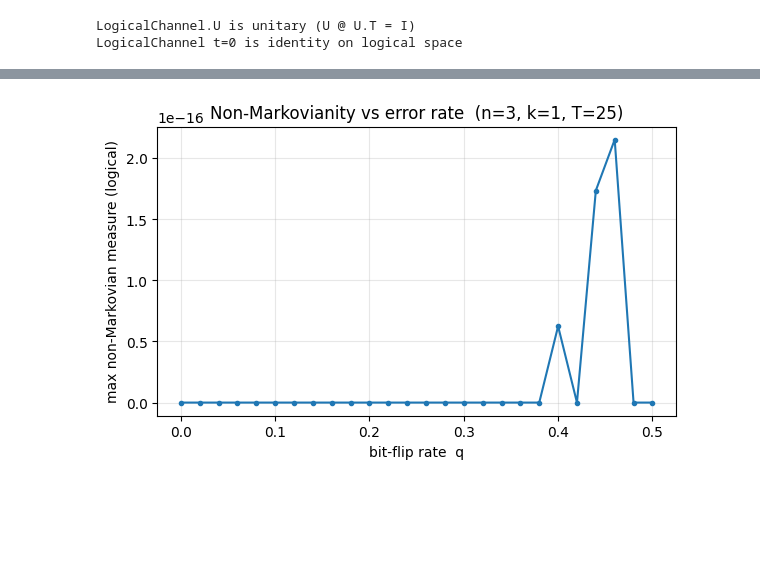
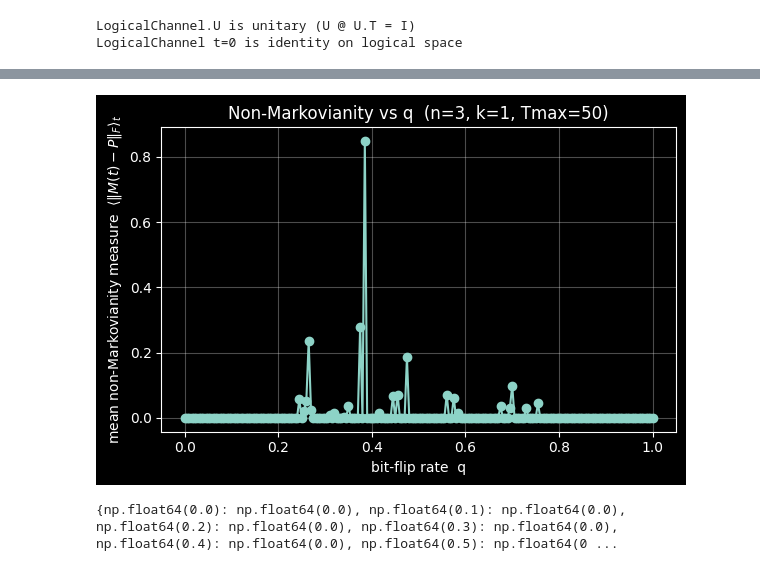
Before and after one commit to YommoY-official/MPQMasters, a Jupyter notebook: non_markovian_measure/non_markovian_measure.ipynb, the cells around one changed output, grey strips where cells are left out. Saved outputs shown, nothing was run; the diff lists cells and outputs as text; code cells hidden in the pictures; blank space fills up the shorter version.

Commit message:
added new measure and cleaned up

```diff
--- a/non_markovian_measure/non_markovian_measure.ipynb
+++ b/non_markovian_measure/non_markovian_measure.ipynb
@@ -63,16 +295,33 @@ optimal logical-state pair: |0> vs |1>
 # %%
-# ---- Sweep the bit-flip rate q and plot the maximised logical measure ----
-T  = 25
-qs = np.linspace(0.0, 0.5, 26)
-vals = [LogicalChannel(code, T, q).max_measure()[0] for q in qs]
+# ---- Non-Markovianity measure vs noise rate q (mean over time) ----
+# For each q, average the per-step measure over t = 1..Tmax.
+Tmax = 50
+qs   = np.arange(0.0, 1.0 + 1e-9, 0.005)
+
+mean_measure = []
+for q in qs:
+    channel = LogicalChannel(code, Tmax, q)
+    A = [channel.stochastic_matrix(t) for t in range(Tmax + 1)]
+    vals = []
+    for t in range(1, Tmax + 1):
+        try:
+            M = A[t] @ np.linalg.inv(A[t - 1])
+        except np.linalg.LinAlgError:
+            vals.append(np.nan)
+        else:
+            vals.append(stochastic_distance(M))
+    mean_measure.append(np.nanmean(vals))
 
 plt.figure(figsize=(6, 4))
-plt.plot(qs, vals, marker='o', ms=3)
+plt.plot(qs, mean_measure, marker='o')
 plt.xlabel('bit-flip rate  q')
-plt.ylabel('max non-Markovian measure (logical)')
-plt.title(f'Non-Markovianity vs error rate  (n={code.n}, k={code.k}, T={T})')
+plt.ylabel(r'mean non-Markovianity measure  $\langle\|M(t)-P\|_F\rangle_t$')
+plt.title(f'Non-Markovianity vs q  (n={code.n}, k={code.k}, Tmax={Tmax})')
 plt.grid(alpha=0.3)
 plt.tight_layout()
 plt.show()
+
+print(dict(zip(np.round(qs, 1), np.round(mean_measure, 6))))
 # %% [output]
-[figure, old version]
+[figure, new version]
+{np.float64(0.0): np.float64(0.0), np.float64(0.1): np.float64(0.0), np.float64(0.2): np.float64(0.0), np.float64(0.3): np.float64(0.0), np.float64(0.4): np.float64(0.0), np.float64(0.5): np.float64(0 ...
```
Also changed, not shown: parts of 25 cells of this notebook, 2 other files.
